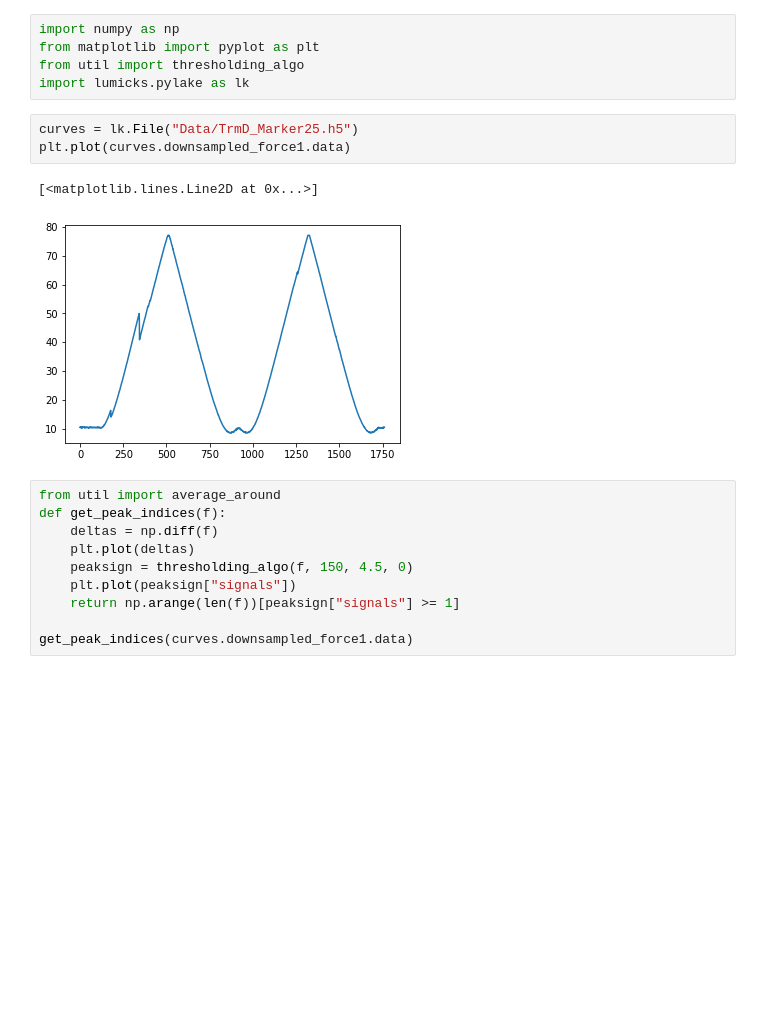
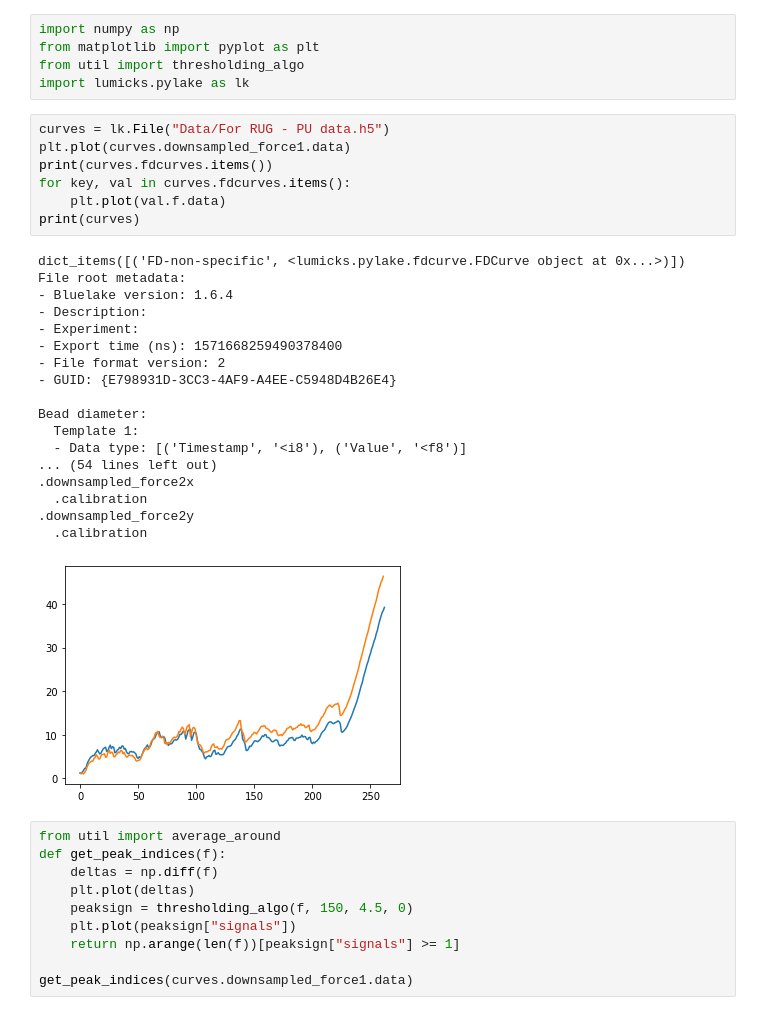
Before and after one commit to kaveeken/tweezers, a Jupyter notebook: scratchbook.ipynb, the cells around one changed output. Drawn from its saved outputs; the diff is of its cells as text; blank space fills up the shorter version.

```diff
--- a/scratchbook.ipynb
+++ b/scratchbook.ipynb
@@ -4,11 +4,31 @@ from matplotlib import pyplot as plt
 from util import thresholding_algo
 import lumicks.pylake as lk
 # %%
-curves = lk.File("Data/TrmD_Marker25.h5")
+curves = lk.File("Data/For RUG - PU data.h5")
 plt.plot(curves.downsampled_force1.data)
+print(curves.fdcurves.items())
+for key, val in curves.fdcurves.items():
+    plt.plot(val.f.data)
+print(curves)
 # %% [output]
-[<matplotlib.lines.Line2D at 0x...>]
+dict_items([('FD-non-specific', <lumicks.pylake.fdcurve.FDCurve object at 0x...>)])
+File root metadata:
+- Bluelake version: 1.6.4
+- Description:
+- Experiment:
+- Export time (ns): 1571668259490378400
+- File format version: 2
+- GUID: {E798931D-3CC3-4AF9-A4EE-C5948D4B26E4}
+
+Bead diameter:
+  Template 1:
+  - Data type: [('Timestamp', '<i8'), ('Value', '<f8')]
+... (54 lines left out)
+.downsampled_force2x
+  .calibration
+.downsampled_force2y
+  .calibration
-[figure, old version]
+[figure, new version]
 # %%
 from util import average_around
 def get_peak_indices(f):
```
Also changed, not shown: 2 other files.
